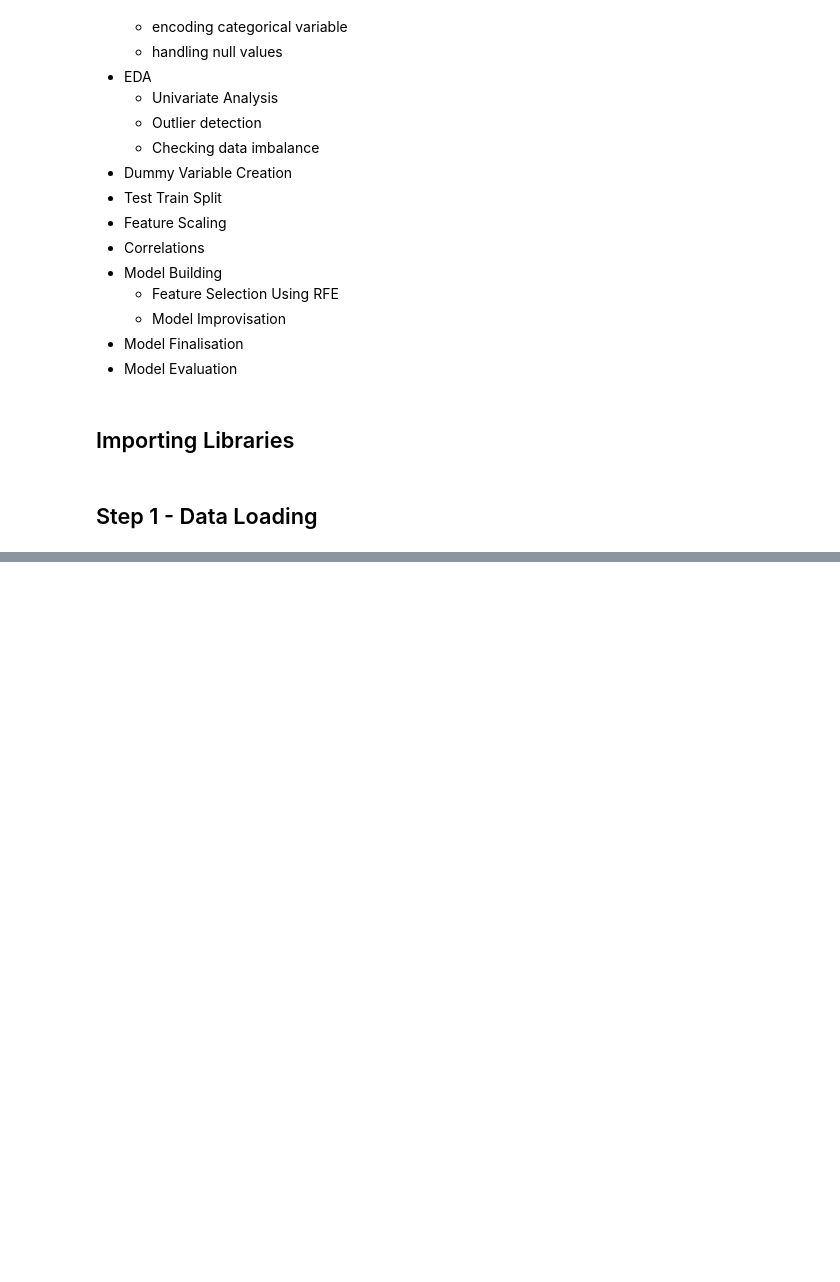
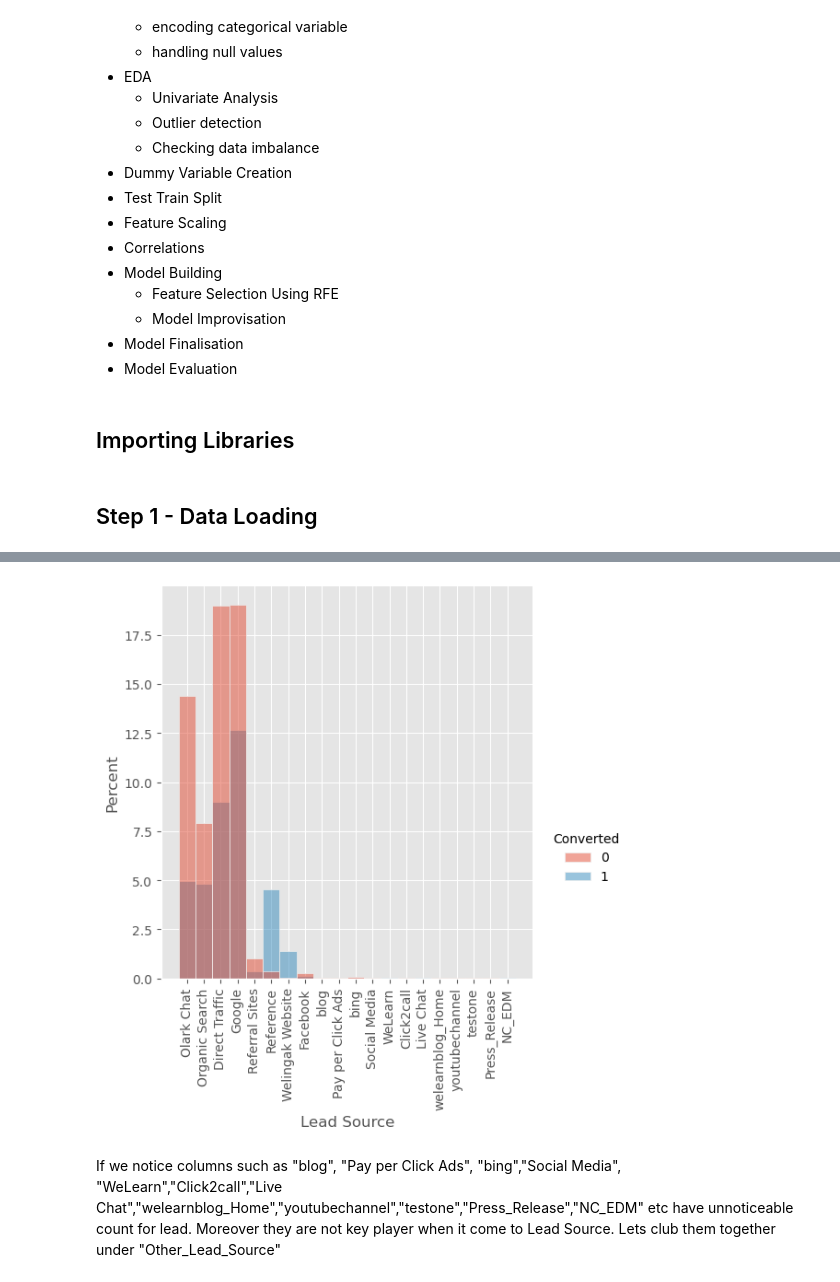
Before and after one commit to gursewak96/lead-scoring-case-study, a Jupyter notebook: Lead_Scoring_Case_Study.ipynb, the cells around one changed output, grey strips where cells are left out. Drawn from its saved outputs; the diff is of its cells as text; code cells hidden in the pictures; blank space fills up the shorter version.

```diff
--- a/Lead_Scoring_Case_Study.ipynb
+++ b/Lead_Scoring_Case_Study.ipynb
@@ -50,0 +402,7 @@ lead_df.head()
+# %%
+sns.displot( x=lead_df["Lead Source"], stat='percent', hue=lead_df["Converted"])
+plt.xticks(rotation=90);
+# %% [output]
+[figure, added]
+# %% [markdown]
+If we notice columns such as "blog", "Pay per Click Ads", "bing","Social Media", "WeLearn","Click2call","Live Chat","welearnblog_Home","youtubechannel","testone","Press_Release","NC_EDM" etc have unnoticeable count for lead. Moreover they are not key player when it come to Lead Source. Lets club them together under "Other_Lead_Source"
```
Also changed, not shown: parts of 59 cells of this notebook.
